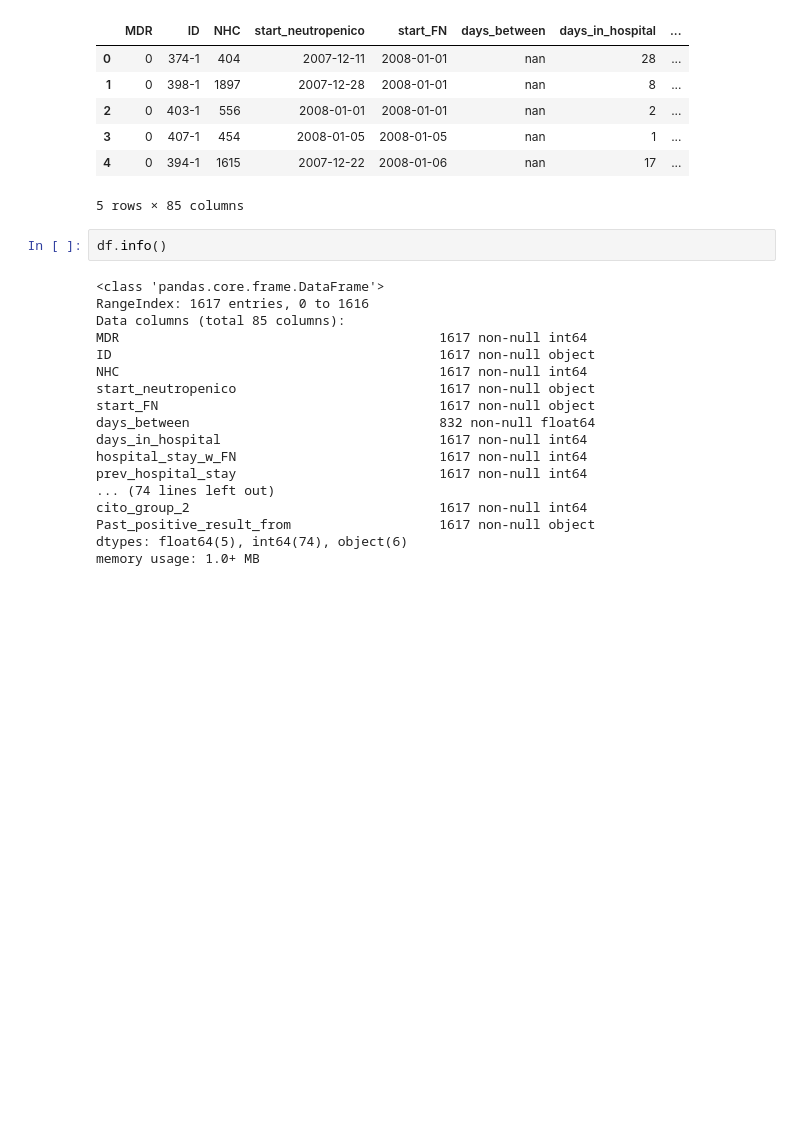
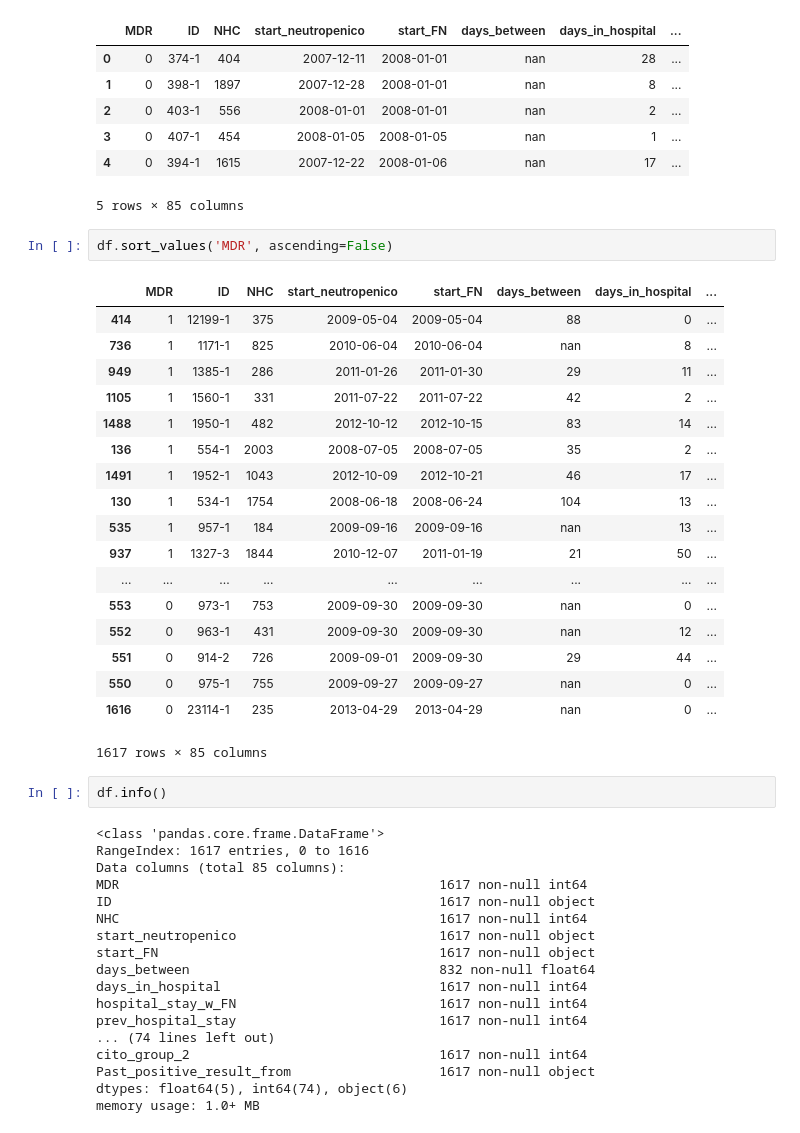
Before and after one commit to adriamoya/health_hackathon_2018, a Jupyter notebook: adriamoya_EDA.ipynb, the cells around one changed output. Saved outputs shown, nothing was run; the diff lists cells and outputs as text; blank space fills up the shorter version.

```diff
--- a/adriamoya_EDA.ipynb
+++ b/adriamoya_EDA.ipynb
@@ -23,6 +23,27 @@ df.head()
 | 3 | 0 | 407-1 | 454 | 2008-01-05 | 2008-01-05 | nan | 1 | ... |
 | 4 | 0 | 394-1 | 1615 | 2007-12-22 | 2008-01-06 | nan | 17 | ... |
 5 rows × 85 columns
+# %%
+df.sort_values('MDR', ascending=False)
+# %% [output]
+|  | MDR | ID | NHC | start_neutropenico | start_FN | days_between | days_in_hospital | ... |
+| 414 | 1 | 12199-1 | 375 | 2009-05-04 | 2009-05-04 | 88 | 0 | ... |
+| 736 | 1 | 1171-1 | 825 | 2010-06-04 | 2010-06-04 | nan | 8 | ... |
+| 949 | 1 | 1385-1 | 286 | 2011-01-26 | 2011-01-30 | 29 | 11 | ... |
+| 1105 | 1 | 1560-1 | 331 | 2011-07-22 | 2011-07-22 | 42 | 2 | ... |
+| 1488 | 1 | 1950-1 | 482 | 2012-10-12 | 2012-10-15 | 83 | 14 | ... |
+| 136 | 1 | 554-1 | 2003 | 2008-07-05 | 2008-07-05 | 35 | 2 | ... |
+| 1491 | 1 | 1952-1 | 1043 | 2012-10-09 | 2012-10-21 | 46 | 17 | ... |
+| 130 | 1 | 534-1 | 1754 | 2008-06-18 | 2008-06-24 | 104 | 13 | ... |
+| 535 | 1 | 957-1 | 184 | 2009-09-16 | 2009-09-16 | nan | 13 | ... |
+| 937 | 1 | 1327-3 | 1844 | 2010-12-07 | 2011-01-19 | 21 | 50 | ... |
+| ... | ... | ... | ... | ... | ... | ... | ... | ... |
+| 553 | 0 | 973-1 | 753 | 2009-09-30 | 2009-09-30 | nan | 0 | ... |
+| 552 | 0 | 963-1 | 431 | 2009-09-30 | 2009-09-30 | nan | 12 | ... |
+| 551 | 0 | 914-2 | 726 | 2009-09-01 | 2009-09-30 | 29 | 44 | ... |
+| 550 | 0 | 975-1 | 755 | 2009-09-27 | 2009-09-27 | nan | 0 | ... |
+| 1616 | 0 | 23114-1 | 235 | 2013-04-29 | 2013-04-29 | nan | 0 | ... |
+1617 rows × 85 columns
 # %%
 df.info()
 # %% [output]
```
Also changed, not shown: parts of 11 cells of this notebook, 6 other files.
